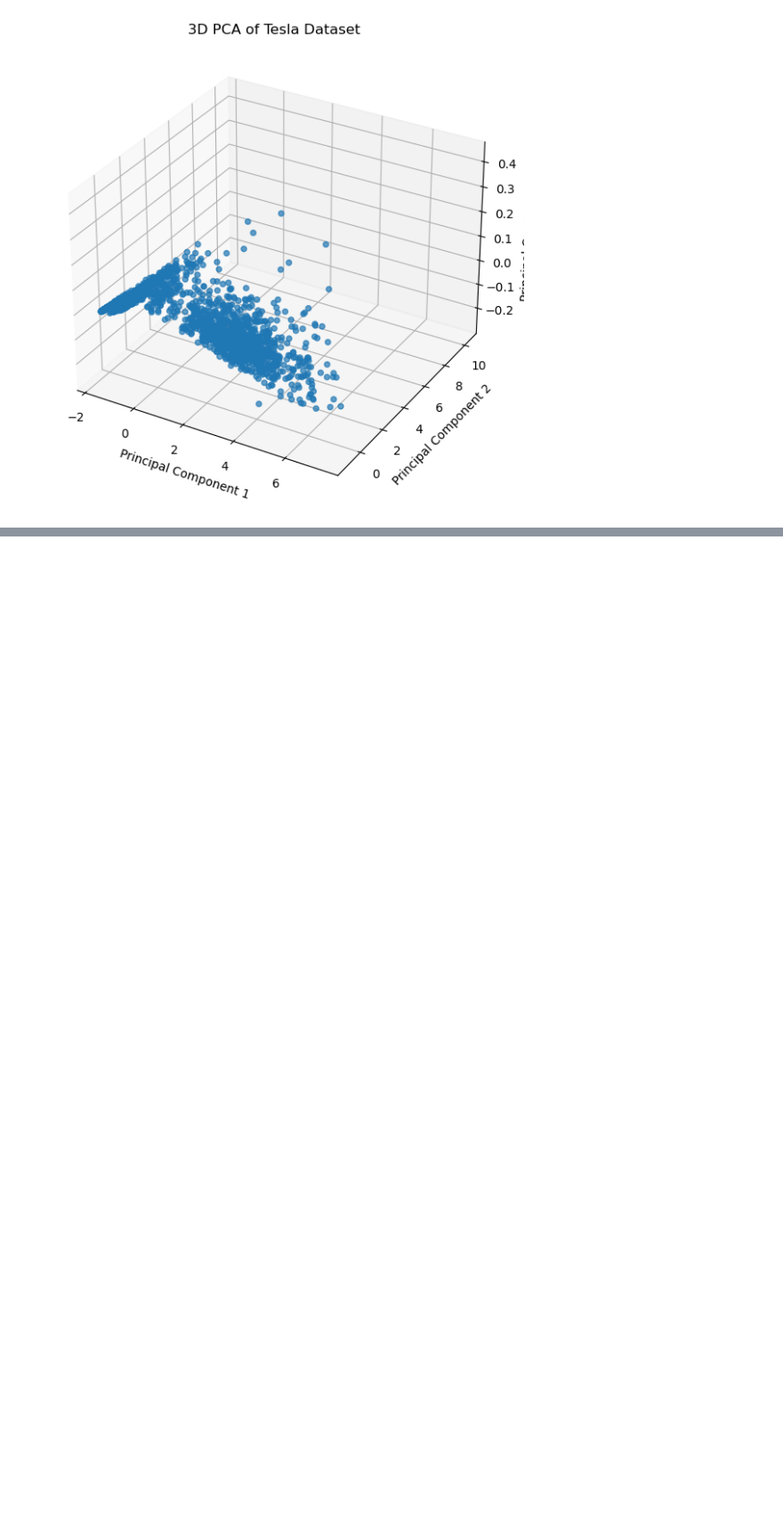
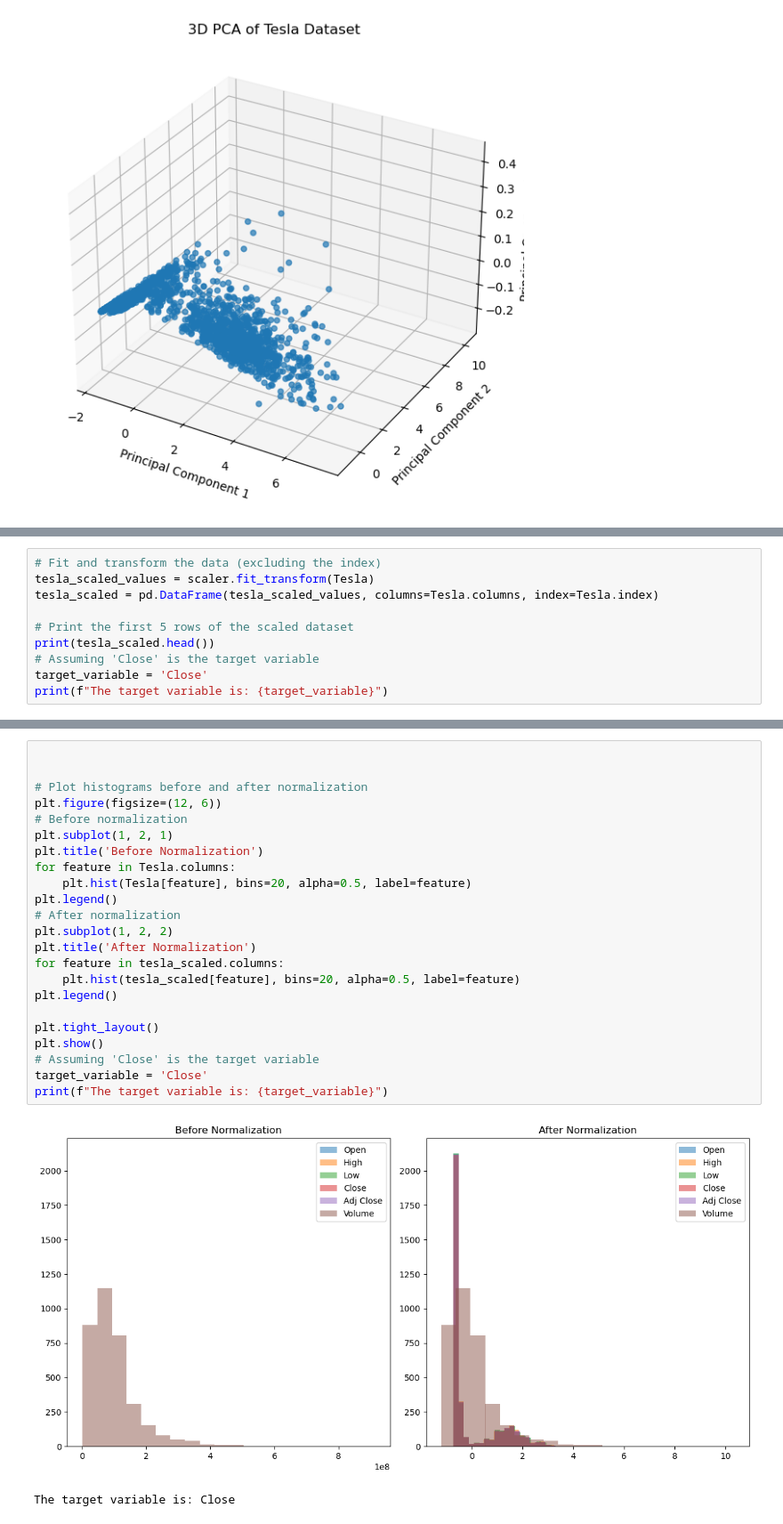
Before and after one commit to marionrion/teslaproject, a Jupyter notebook: Tesla.ipynb, the cells around one changed output, grey strips where cells are left out. Shown at 89% size. Saved outputs shown, nothing was run; the diff lists cells and outputs as text; blank space fills up the shorter version.

```diff
--- a/Tesla.ipynb
+++ b/Tesla.ipynb
@@ -354,0 +394,10 @@ plt.show()
+# %%
+# Fit and transform the data (excluding the index)
+tesla_scaled_values = scaler.fit_transform(Tesla)
+tesla_scaled = pd.DataFrame(tesla_scaled_values, columns=Tesla.columns, index=Tesla.index)
+
+# Print the first 5 rows of the scaled dataset
+print(tesla_scaled.head())
+# Assuming 'Close' is the target variable
+target_variable = 'Close'
+print(f"The target variable is: {target_variable}")
@@ -354,0 +413,26 @@ plt.show()
+# %%
+
+
+# Plot histograms before and after normalization
+plt.figure(figsize=(12, 6))
+# Before normalization
+plt.subplot(1, 2, 1)
+plt.title('Before Normalization')
+for feature in Tesla.columns:
+    plt.hist(Tesla[feature], bins=20, alpha=0.5, label=feature)
+plt.legend()
+# After normalization
+plt.subplot(1, 2, 2)
+plt.title('After Normalization')
+for feature in tesla_scaled.columns:
+    plt.hist(tesla_scaled[feature], bins=20, alpha=0.5, label=feature)
+plt.legend()
+
+plt.tight_layout()
+plt.show()
+# Assuming 'Close' is the target variable
+target_variable = 'Close'
+print(f"The target variable is: {target_variable}")
+# %% [output]
+[figure, added]
+The target variable is: Close
```
Also changed, not shown: parts of 5 cells of this notebook.
